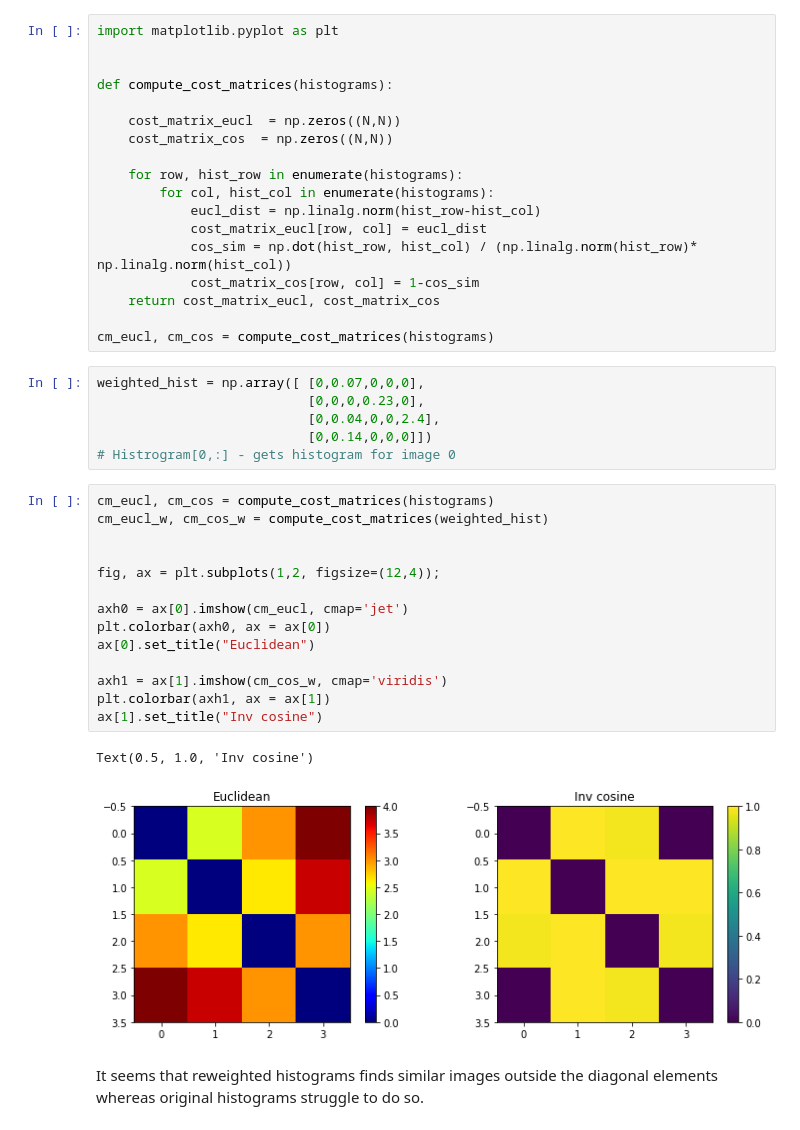
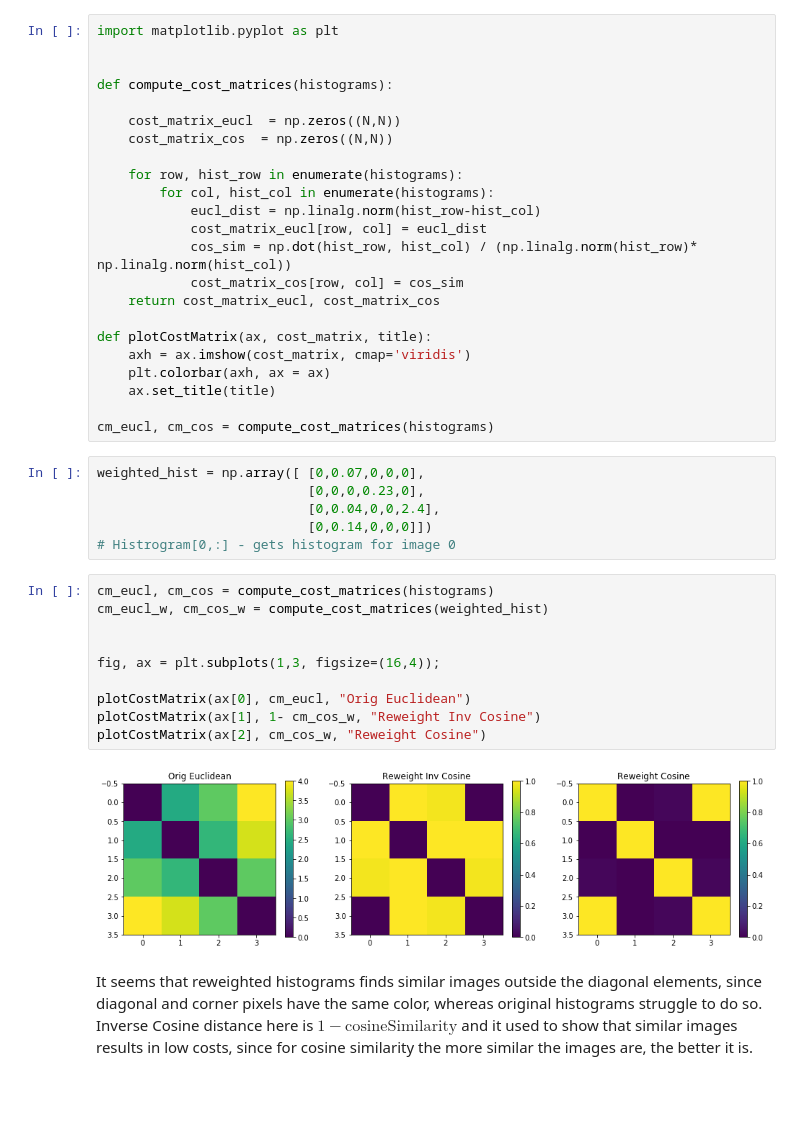
Before and after one commit to ovysotska/in_simple_english, a Jupyter notebook: bag_of_visual_words.ipynb, the cells around one changed output. Cells and saved outputs as stored; diff of their text form; blank space fills up the shorter version.

Commit message:
added eucl vs cosine distance

```diff
--- a/bag_of_visual_words.ipynb
+++ b/bag_of_visual_words.ipynb
@@ -61,9 +63,14 @@ def compute_cost_matrices(histograms):
             eucl_dist = np.linalg.norm(hist_row-hist_col)
             cost_matrix_eucl[row, col] = eucl_dist
             cos_sim = np.dot(hist_row, hist_col) / (np.linalg.norm(hist_row)* np.linalg.norm(hist_col))
-            cost_matrix_cos[row, col] = 1-cos_sim
+            cost_matrix_cos[row, col] = cos_sim
     return cost_matrix_eucl, cost_matrix_cos
 
+def plotCostMatrix(ax, cost_matrix, title):
+    axh = ax.imshow(cost_matrix, cmap='viridis')
+    plt.colorbar(axh, ax = ax)
+    ax.set_title(title)
+
 cm_eucl, cm_cos = compute_cost_matrices(histograms)
 # %%
 weighted_hist = np.array([ [0,0.07,0,0,0],
@@ -74,19 +81,14 @@ weighted_hist = np.array([ [0,0.07,0,0,0],
 # %%
 cm_eucl, cm_cos = compute_cost_matrices(histograms)
 cm_eucl_w, cm_cos_w = compute_cost_matrices(weighted_hist)
 
 
-fig, ax = plt.subplots(1,2, figsize=(12,4));
+fig, ax = plt.subplots(1,3, figsize=(16,4));
 
-axh0 = ax[0].imshow(cm_eucl, cmap='jet')
-plt.colorbar(axh0, ax = ax[0])
-ax[0].set_title("Euclidean")
-
-axh1 = ax[1].imshow(cm_cos_w, cmap='viridis')
-plt.colorbar(axh1, ax = ax[1])
-ax[1].set_title("Inv cosine")
+plotCostMatrix(ax[0], cm_eucl, "Orig Euclidean")
+plotCostMatrix(ax[1], 1- cm_cos_w, "Reweight Inv Cosine")
+plotCostMatrix(ax[2], cm_cos_w, "Reweight Cosine")
 # %% [output]
-Text(0.5, 1.0, 'Inv cosine')
-[figure, old version]
+[figure, new version]
 # %% [markdown]
-It seems that reweighted histograms finds similar images outside the diagonal elements whereas original histograms struggle to do so.
+It seems that reweighted histograms finds similar images outside the diagonal elements, since diagonal and corner pixels have the same color, whereas original histograms struggle to do so. Inverse Cosine distance here is $1- \mathrm{cosineSimilarity}$ and it used to show that similar images results in low costs, since for cosine similarity the more similar the images are, the better it is.
```
Also changed, not shown: parts of 11 cells of this notebook.
